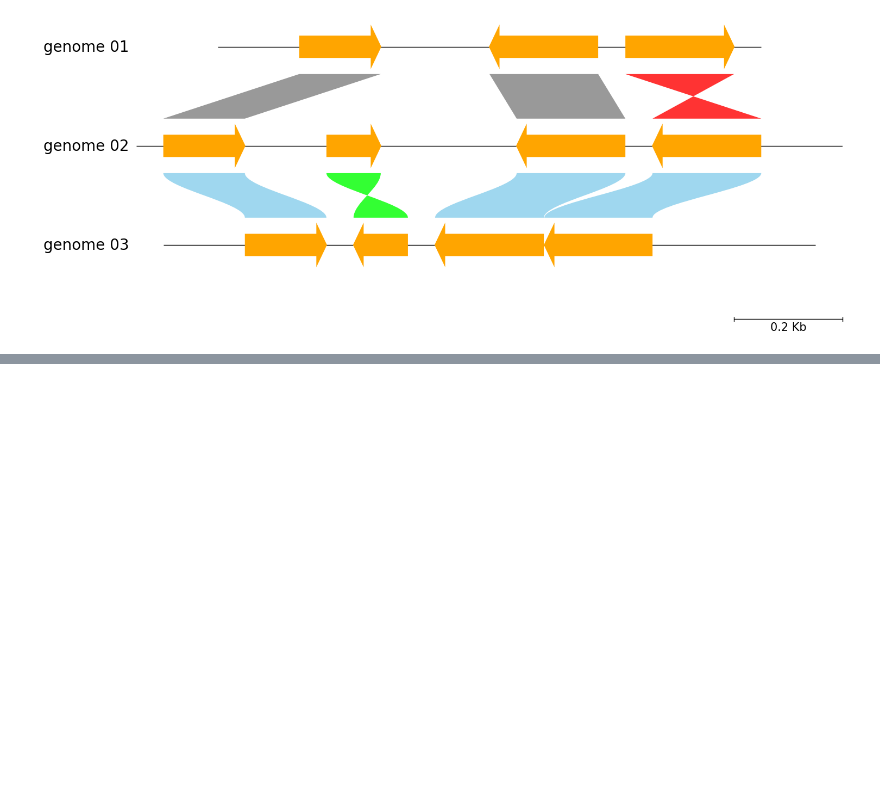
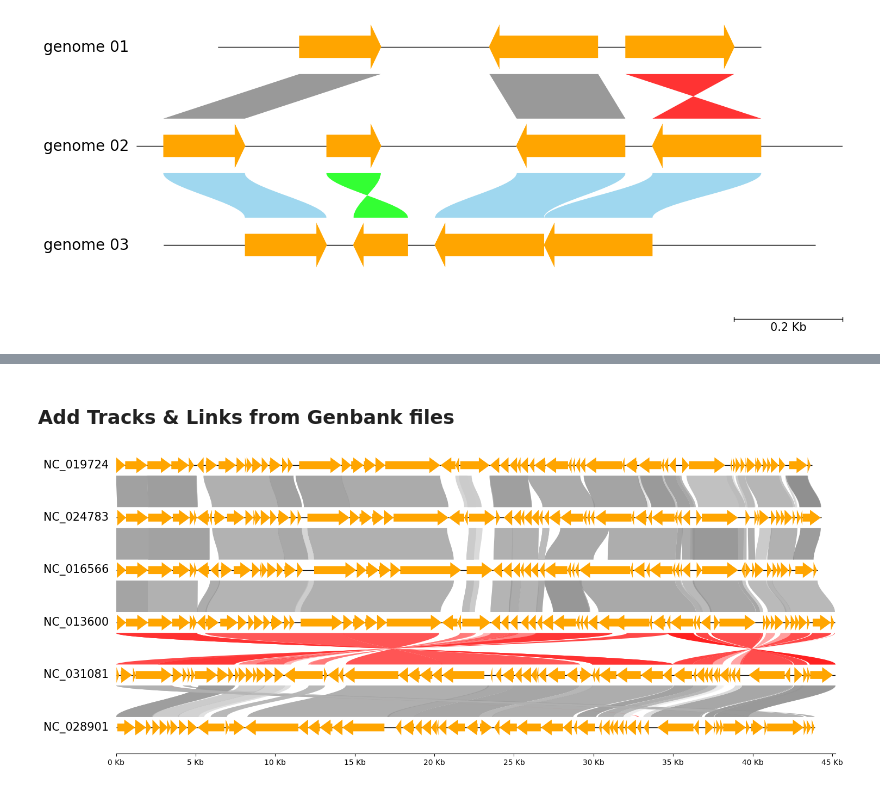
Before and after one commit to moshi4/pyGenomeViz, a Jupyter notebook: docs/getting_started.ipynb, the cells around one changed output, grey strips where cells are left out. Drawn from its saved outputs; the diff is of its cells as text; code cells hidden in the pictures; blank space fills up the shorter version.

```diff
--- a/docs/getting_started.ipynb
+++ b/docs/getting_started.ipynb
@@ -99,0 +121,28 @@ fig = gv.plotfig()
+# %% [markdown]
+### Add Tracks & Links from Genbank files
+# %%
+from pygenomeviz import Genbank, GenomeViz, load_dataset
+
+gv = GenomeViz(
+    fig_track_height=0.5,
+    feature_track_ratio=0.5,
+    tick_track_ratio=0.5,
+    tick_style="axis",
+    tick_labelsize=10,
+)
+
+gbk_files, links = load_dataset("enterobacteria_phage")
+for gbk_file in gbk_files:
+    gbk = Genbank(gbk_file)
+    track = gv.add_feature_track(gbk.name, gbk.genome_length, labelsize=15)
+    track.add_genbank_features(gbk)
+
+min_identity = int(min([link.identity for link in links]))
+for link in links:
+    link_data1 = (link.ref_name, link.ref_start, link.ref_end)
+    link_data2 = (link.query_name, link.query_start, link.query_end)
+    gv.add_link(link_data1, link_data2, v=link.identity, vmin=min_identity, curve=True)
+
+fig = gv.plotfig()
+# %% [output]
+[figure, added]
```
Also changed, not shown: parts of 5 cells of this notebook, 6 other files.
